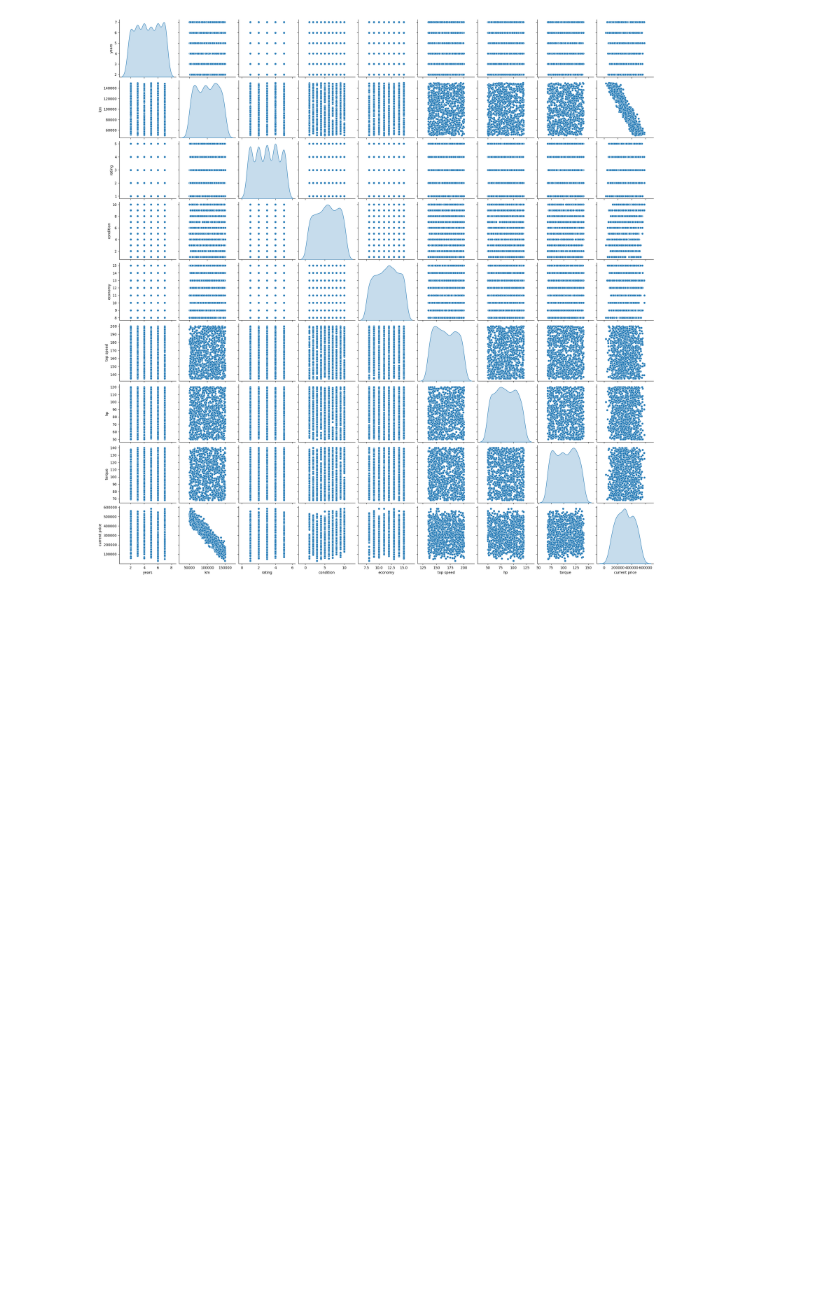
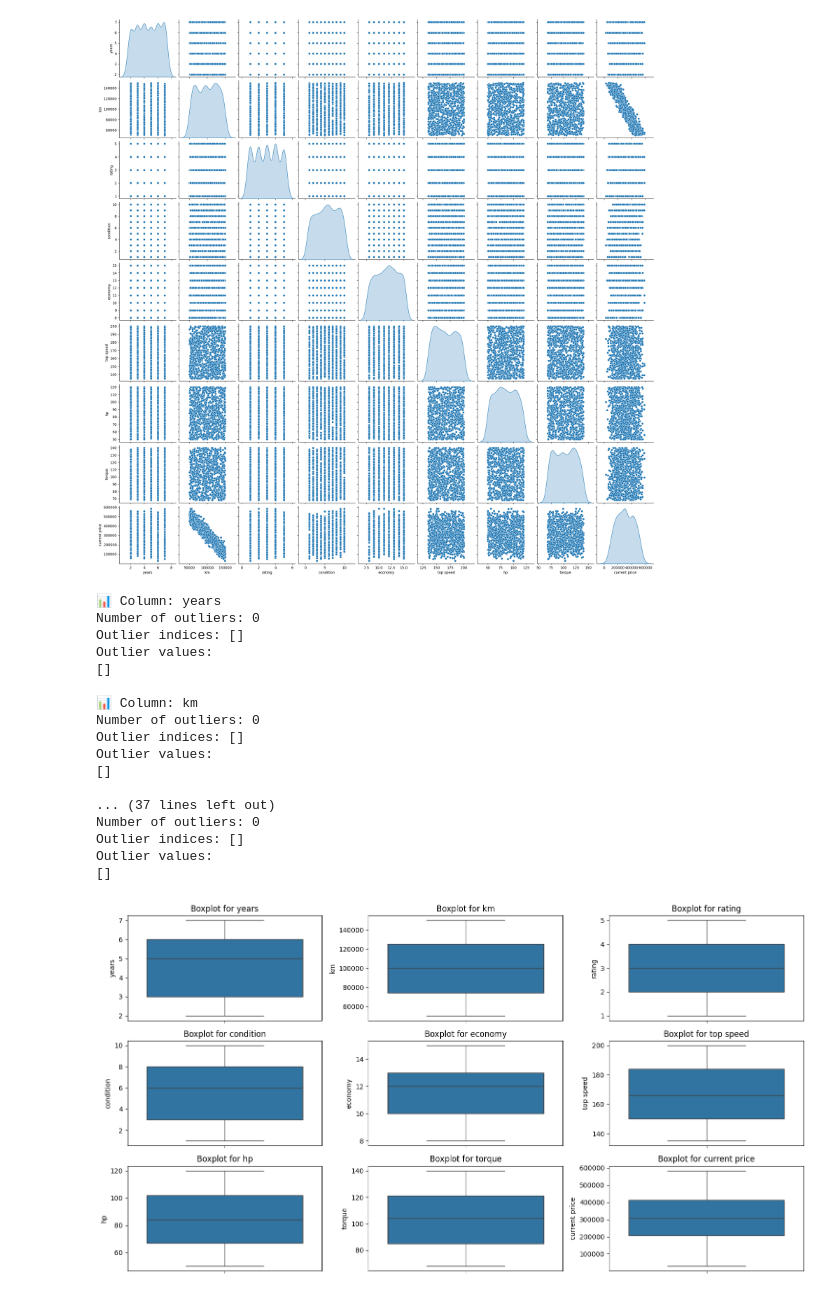
Before and after one commit to Kiran-Pokhrel-91/DeepLearning, a Jupyter notebook: Car Price Prediction/Car_Price_Pred.ipynb, the cells around one changed output. Cells and saved outputs as stored; diff of their text form; code cells hidden in the pictures; blank space fills up the shorter version.

```diff
--- a/Car Price Prediction/Car_Price_Pred.ipynb
+++ b/Car Price Prediction/Car_Price_Pred.ipynb
@@ -66,3 +74,81 @@ sns.pairplot(data=plt_data,diag_kind='kde')
 # %% [output]
 <seaborn.axisgrid.PairGrid at 0x...>
 [figure]
+# %%
+import numpy as np
+import pandas as pd
+import matplotlib.pyplot as plt
+import seaborn as sns
+
+def detect_and_plot_outliers(df, columns=None, plot=True, figsize=(12, 4), outlier_details=True):
+    """
+    Detect outliers and optionally plot boxplots.
+
+    Parameters:
+    - df (pd.DataFrame): Input DataFrame
+    - columns (list or None): Columns to check; if None, all numeric columns are used
+    - plot (bool): Whether to show boxplots
+    - figsize (tuple): Size of the figure for boxplots
+    - outlier_details (bool): Whether to print detailed outlier info or not
+
+    Returns:
+    - outlier_info (dict): Info about outliers per column
+    """
+    if columns is None:
+        columns = df.select_dtypes(include='number').columns
+
+    outlier_info = {}
+
+    for col in columns:
+        Q1 = df[col].quantile(0.25)
+        Q3 = df[col].quantile(0.75)
+        IQR = Q3 - Q1
+        lower = Q1 - 1.5 * IQR
+        upper = Q3 + 1.5 * IQR
+
+        is_outlier = (df[col] < lower) | (df[col] > upper)
+
+        outlier_info[col] = {
+            'outliers': df[col][is_outlier],
+            'count': is_outlier.sum(),
+            'indices': df[col][is_outlier].index.tolist()
+        }
+
+        if outlier_details:
+            print(f"\n📊 Column: {col}")
+            print(f"Number of outliers: {outlier_info[col]['count']}")
+            print(f"Outlier indices: {outlier_info[col]['indices']}")
+            print(f"Outlier values:\n{outlier_info[col]['outliers'].values}")
+
+    if plot:
+        plt.figure(figsize=figsize)
+        n_cols = int(np.ceil(np.sqrt(len(columns))))
+        n_rows = int(np.ceil(len(columns) / n_cols))
+        for i, col in enumerate(columns, 1):
+            plt.subplot(n_rows, n_cols, i)
+            sns.boxplot(y=df[col])
+            plt.title(f"Boxplot for {col}")
+        plt.tight_layout()
+        plt.show()
+
+    return outlier_info
+outliers = detect_and_plot_outliers(df=plt_data,figsize=(15,8))
+# %% [output]
+📊 Column: years
+Number of outliers: 0
+Outlier indices: []
+Outlier values:
+[]
+
+📊 Column: km
+Number of outliers: 0
+Outlier indices: []
+Outlier values:
+[]
+
+... (37 lines left out)
+Number of outliers: 0
+Outlier indices: []
+Outlier values:
+[]
+[figure, added]
```
Also changed, not shown: parts of 25 cells of this notebook.
